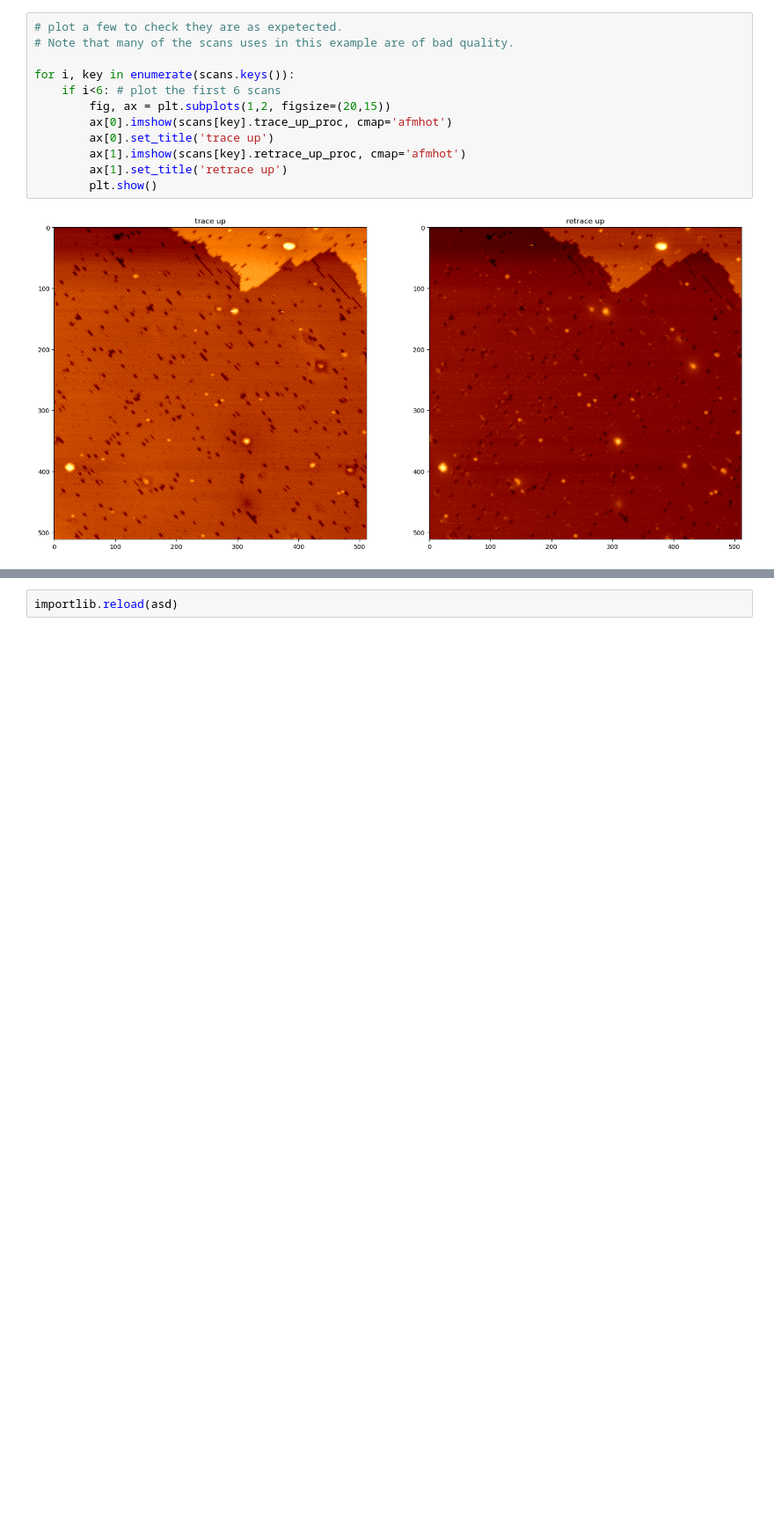
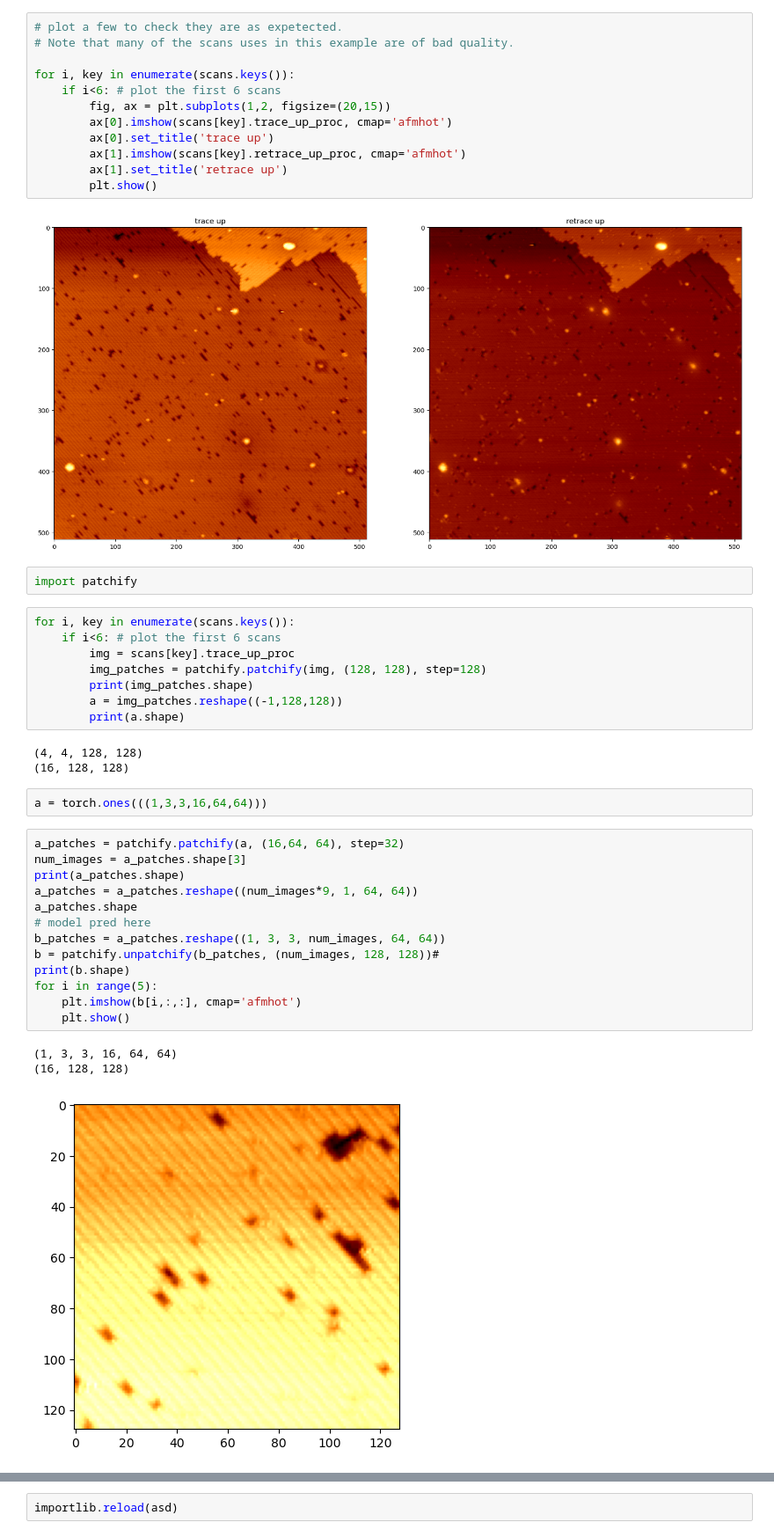
Before and after one commit to nickkolev97/NavigatingTheMatrix, a Jupyter notebook: 13_05_2025_single_atom_SET/2025_06_23_Rotherhithe_II/single_atom_SET.ipynb, the cells around one changed output, grey strips where cells are left out. Shown at 88% size. Saved outputs shown, nothing was run; the diff lists cells and outputs as text; blank space fills up the shorter version.

```diff
--- a/13_05_2025_single_atom_SET/2025_06_23_Rotherhithe_II/single_atom_SET.ipynb
+++ b/13_05_2025_single_atom_SET/2025_06_23_Rotherhithe_II/single_atom_SET.ipynb
@@ -94,3 +94,35 @@ for i, key in enumerate(scans.keys()):
         plt.show()
 # %% [output]
 [figure]
+# %%
+import patchify
+# %%
+for i, key in enumerate(scans.keys()):
+    if i<6: # plot the first 6 scans
+        img = scans[key].trace_up_proc
+        img_patches = patchify.patchify(img, (128, 128), step=128)
+        print(img_patches.shape)
+        a = img_patches.reshape((-1,128,128))
+        print(a.shape)
+# %% [output]
+(4, 4, 128, 128)
+(16, 128, 128)
+# %%
+a = torch.ones(((1,3,3,16,64,64)))
+# %%
+a_patches = patchify.patchify(a, (16,64, 64), step=32)
+num_images = a_patches.shape[3]
+print(a_patches.shape)
+a_patches = a_patches.reshape((num_images*9, 1, 64, 64))
+a_patches.shape
+# model pred here
+b_patches = a_patches.reshape((1, 3, 3, num_images, 64, 64))
+b = patchify.unpatchify(b_patches, (num_images, 128, 128))#
+print(b.shape)
+for i in range(5):
+    plt.imshow(b[i,:,:], cmap='afmhot')
+    plt.show()
+# %% [output]
+(1, 3, 3, 16, 64, 64)
+(16, 128, 128)
+[figure, added]
```
Also changed, not shown: parts of 1 cell of this notebook, 5 other files.
